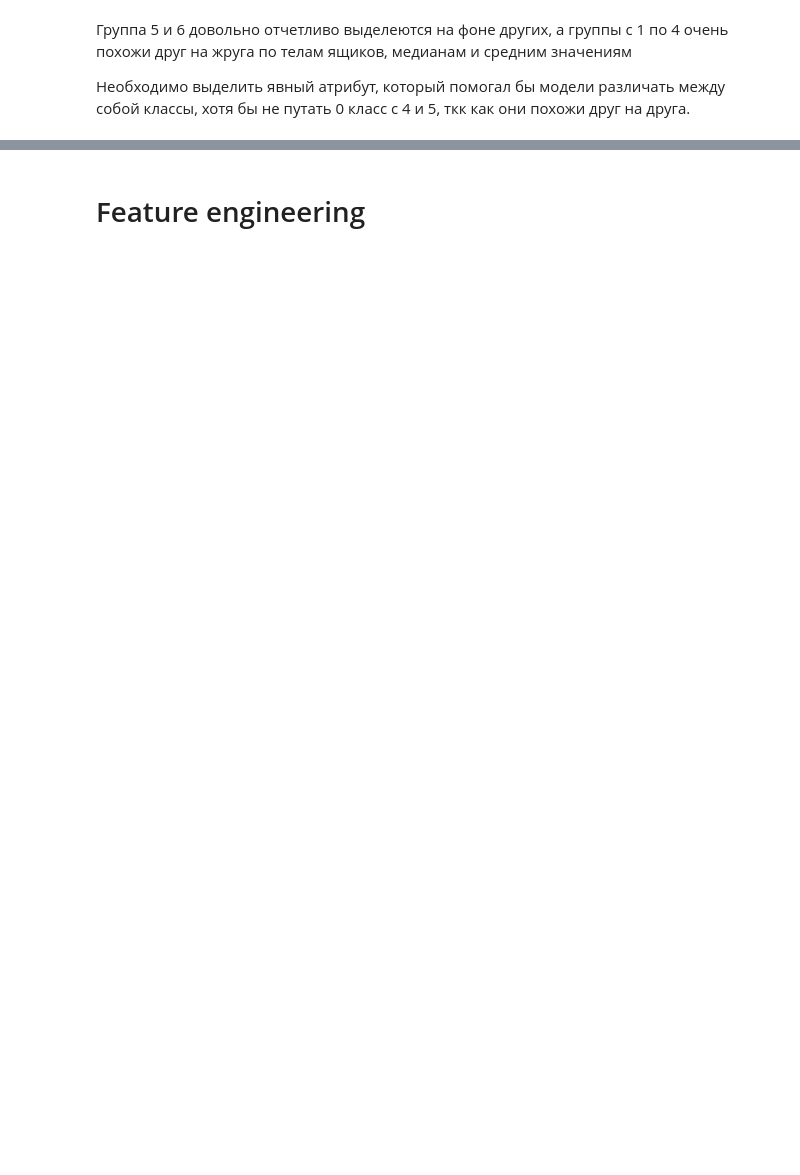
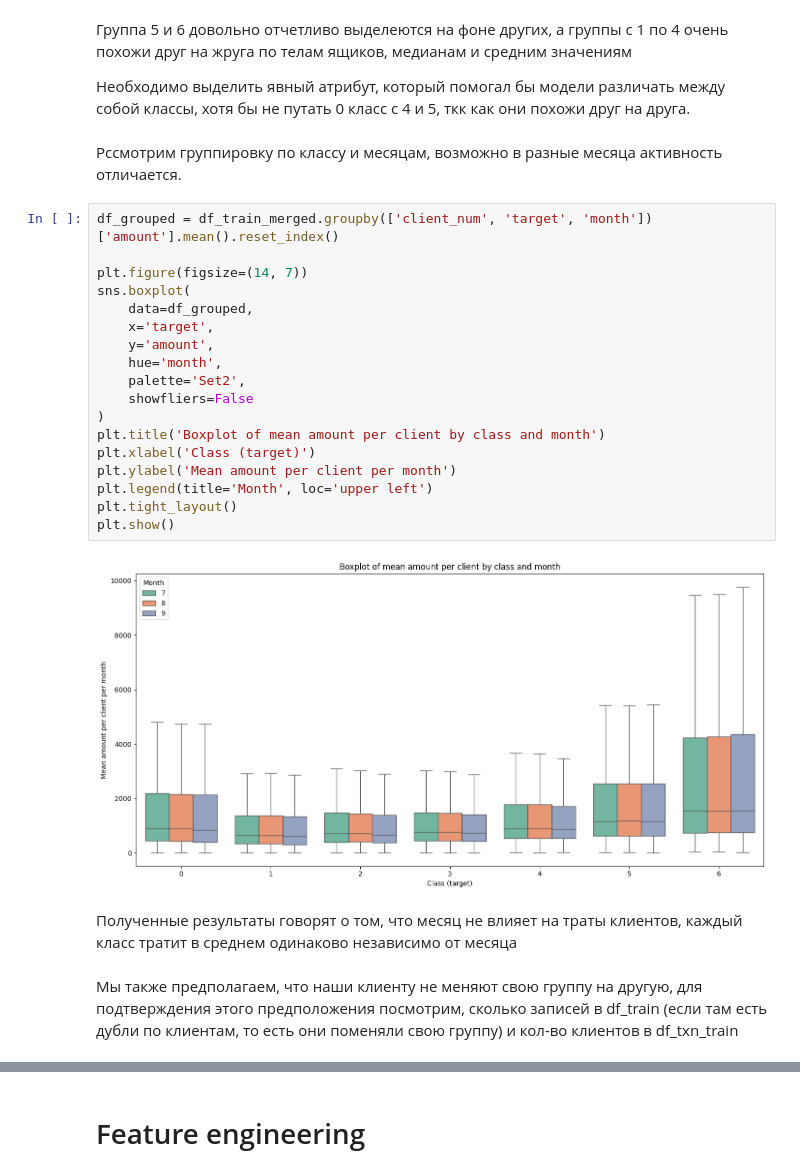
Before and after one commit to ATHigh/Alfa-Summer-Challenge, a Jupyter notebook: src/solution.ipynb, the cells around one changed output, grey strips where cells are left out. Saved outputs shown, nothing was run; the diff lists cells and outputs as text; blank space fills up the shorter version.

```diff
--- a/src/solution.ipynb
+++ b/src/solution.ipynb
@@ -167,3 +223,29 @@ plt.grid(axis='y')
 Группа 5 и 6 довольно отчетливо выделеются на фоне других, а группы с 1 по 4 очень похожи друг на жруга по телам ящиков, медианам и средним значениям
 
 Необходимо выделить явный атрибут, который помогал бы модели различать между собой классы, хотя бы не путать 0 класс с 4 и 5, ткк как они похожи друг на друга.
+# %% [markdown]
+Рссмотрим группировку по классу и месяцам, возможно в разные месяца активность отличается.
+# %%
+df_grouped = df_train_merged.groupby(['client_num', 'target', 'month'])['amount'].mean().reset_index()
+
+plt.figure(figsize=(14, 7))
+sns.boxplot(
+    data=df_grouped,
+    x='target',
+    y='amount',
+    hue='month',
+    palette='Set2',
+    showfliers=False
+)
+plt.title('Boxplot of mean amount per client by class and month')
+plt.xlabel('Class (target)')
+plt.ylabel('Mean amount per client per month')
+plt.legend(title='Month', loc='upper left')
+plt.tight_layout()
+plt.show()
+# %% [output]
+[figure, added]
+# %% [markdown]
+Полученные результаты говорят о том, что месяц не влияет на траты клиентов, каждый класс тратит в среднем одинаково независимо от месяца
+# %% [markdown]
+Мы также предполагаем, что наши клиенту не меняют свою группу на другую, для подтверждения этого предположения посмотрим, сколько записей в df_train (если там есть дубли по клиентам, то есть они поменяли свою группу) и кол-во клиентов в df_txn_train
```
Also changed, not shown: parts of 74 cells of this notebook.
